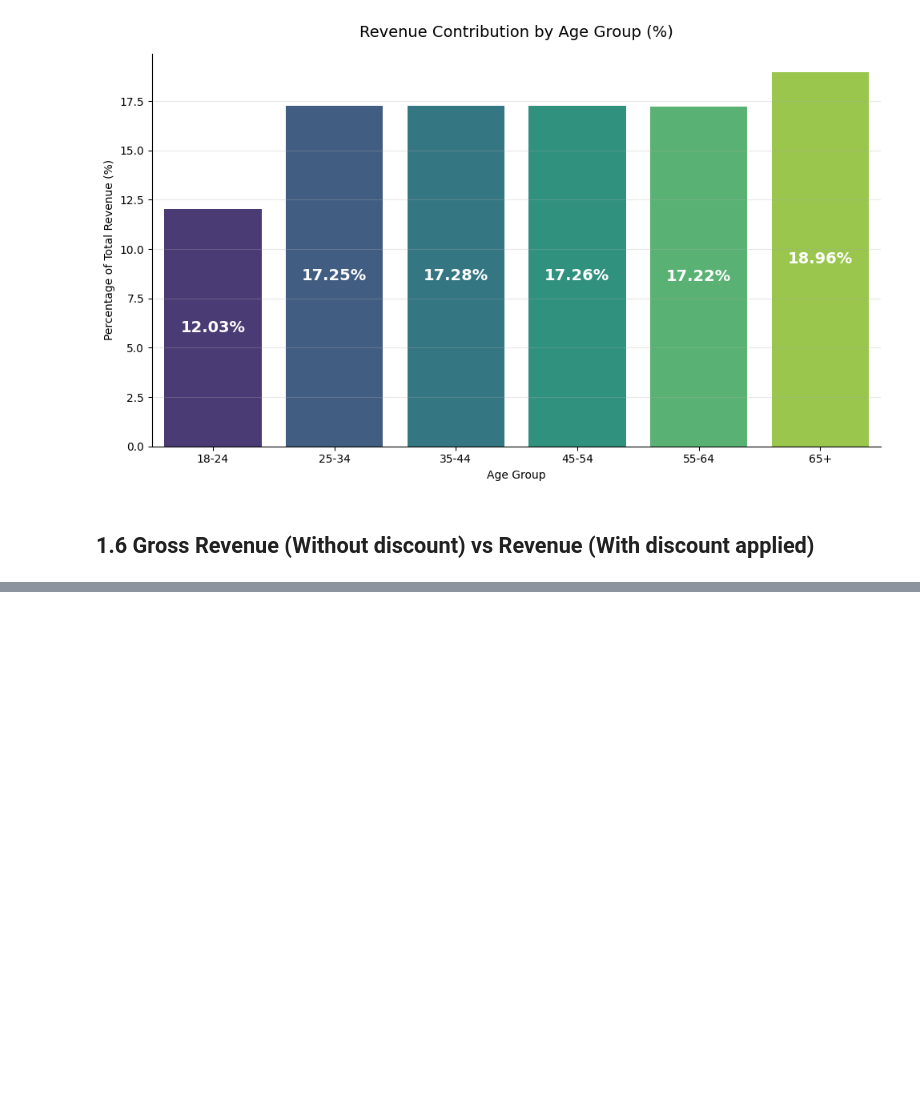
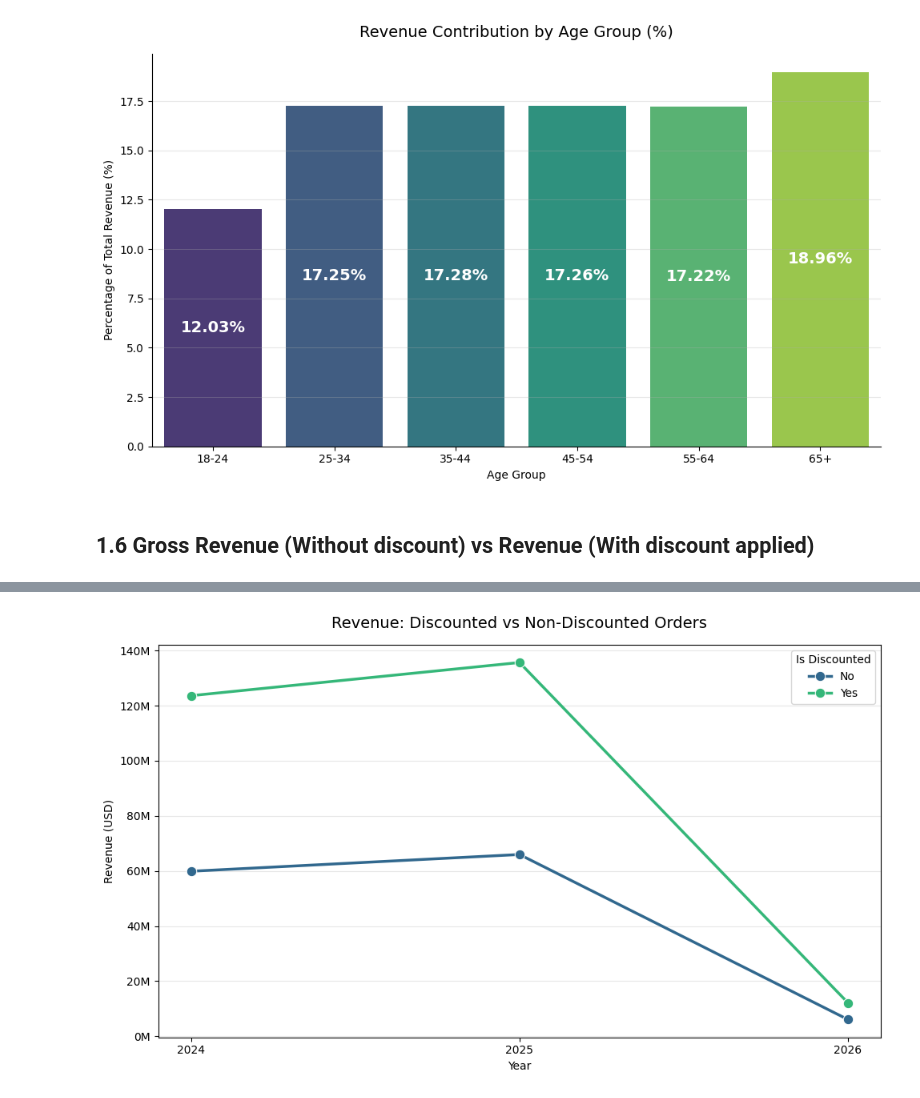
Before and after one commit to judiellegaspina/Ecommerce-EDA-and-Sales-Prediction, a Jupyter notebook: 05_Sales_Analysis.ipynb, the cells around one changed output, grey strips where cells are left out. Saved outputs shown, nothing was run; the diff lists cells and outputs as text; code cells hidden in the pictures; blank space fills up the shorter version.

```diff
--- a/05_Sales_Analysis.ipynb
+++ b/05_Sales_Analysis.ipynb
@@ -635,0 +675,32 @@ plt.show()
+# %%
+# 1.6.2 Discounted vs Non-Discounted Orders Revenue
+
+discount_rev = (
+    sales_df.groupby(['order_year', 'is_discounted'])['revenue_usd']
+    .sum()
+    .reset_index()
+)
+
+plt.figure(figsize=(10, 6))
+ax = sns.lineplot(
+    data=discount_rev,
+    x='order_year',
+    y='revenue_usd',
+    hue='is_discounted',
+    marker='o',
+    markersize=9,
+    linewidth=2.5,
+    palette='viridis'
+)
+
+plt.title('Revenue: Discounted vs Non-Discounted Orders', fontsize=14, pad=15)
+plt.xlabel('Year')
+plt.ylabel('Revenue (USD)')
+plt.xticks([2024, 2025, 2026])
+plt.legend(title='Is Discounted')
+plt.gca().yaxis.set_major_formatter(plt.FuncFormatter(lambda x, _: f'{x/1e6:.0f}M'))
+plt.grid(axis='y', alpha=0.3)
+plt.tight_layout()
+plt.show()
+# %% [output]
+[figure, added]
```
Also changed, not shown: parts of 7 cells of this notebook.
